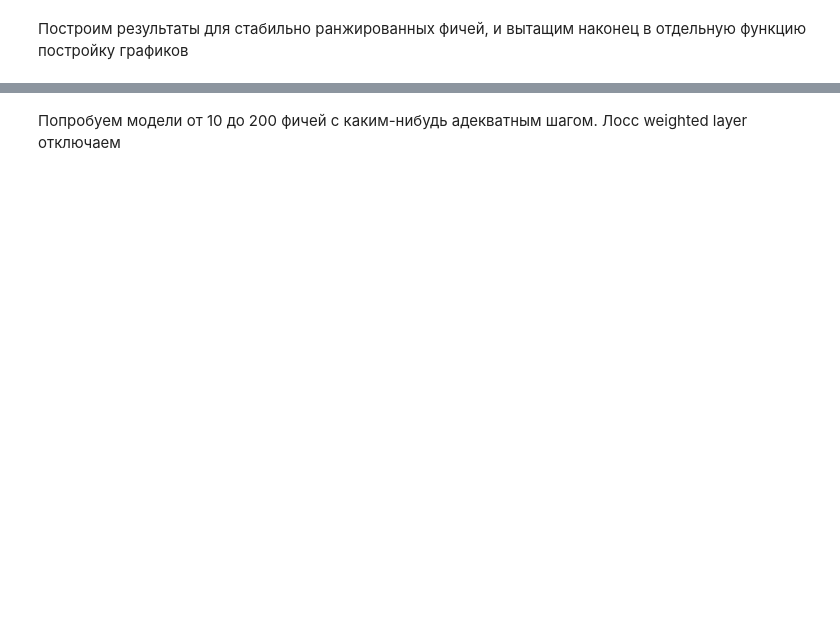
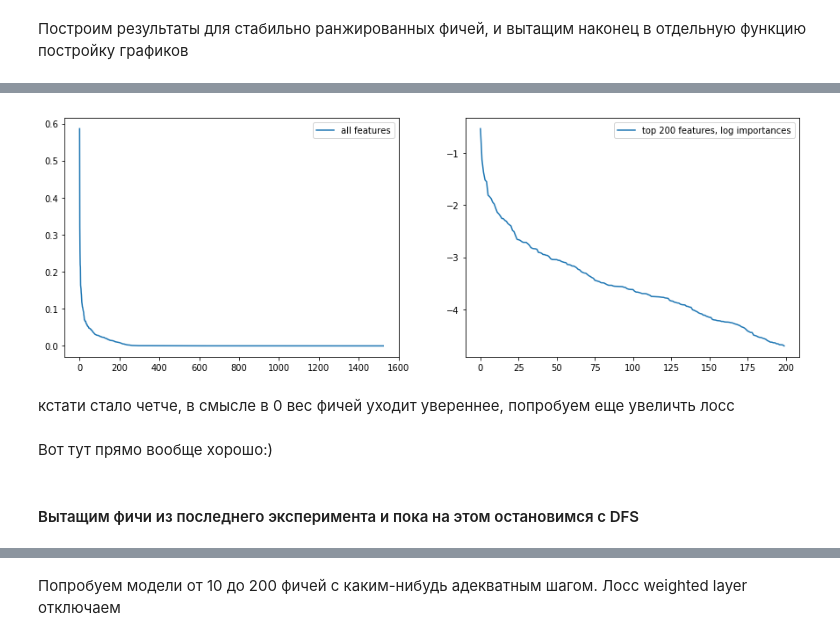
Before and after one commit to rykachevskiy/insilico_test, a Jupyter notebook: src/main.ipynb, the cells around one changed output, grey strips where cells are left out. Saved outputs shown, nothing was run; the diff lists cells and outputs as text; code cells hidden in the pictures; blank space fills up the shorter version.

```diff
--- a/src/main.ipynb
+++ b/src/main.ipynb
@@ -660,0 +691,21 @@ plot_rank(DFS_features_array[1])
+# %%
+def run_array(name, lambda_1, lambda_2, alpha_1, alpha_2, n_exps = 3,):
+    multiple_run_results = np.zeros(n_exps)
+    exps = []
+
+    for i in range(n_exps):
+        exp = experiment("DFS_" + name + str(i) ,
+                         np.ones(X.shape[1]).astype(bool),
+                         sess,
+                         lambda_1=lambda_1,
+                         lambda_2 = lambda_2,
+                         alpha_1 = alpha_1,
+                         alpha_2 = alpha_2)
+        exp.run_experiment(X_tr, y_tr, X_te, y_te, 200, plot = False)
+
+        multiple_run_results[i] = max(exp.val_auc_scores)
+        print("exp_results :", max(exp.val_auc_scores))
+
+        exps.append(exp)
+
+    return exps, multiple_run_results
@@ -660,0 +726,6 @@ plot_rank(DFS_features_array[1])
+# %%
+plot_rank(sess.run(exps_l2_0[0].model.weight_layer.w))
+# %% [output]
+[figure, added]
+# %% [markdown]
+кстати стало четче, в смысле в 0 вес фичей уходит увереннее, попробуем еще увеличть лосс
@@ -660,0 +739,2 @@ plot_rank(DFS_features_array[1])
+# %% [markdown]
+Вот тут прямо вообще хорошо:)
@@ -660,0 +743,2 @@ plot_rank(DFS_features_array[1])
+# %% [markdown]
+#### Вытащим фичи из последнего эксперимента и пока на этом остановимся с DFS
```
Also changed, not shown: parts of 43 cells of this notebook, 2 other files.
